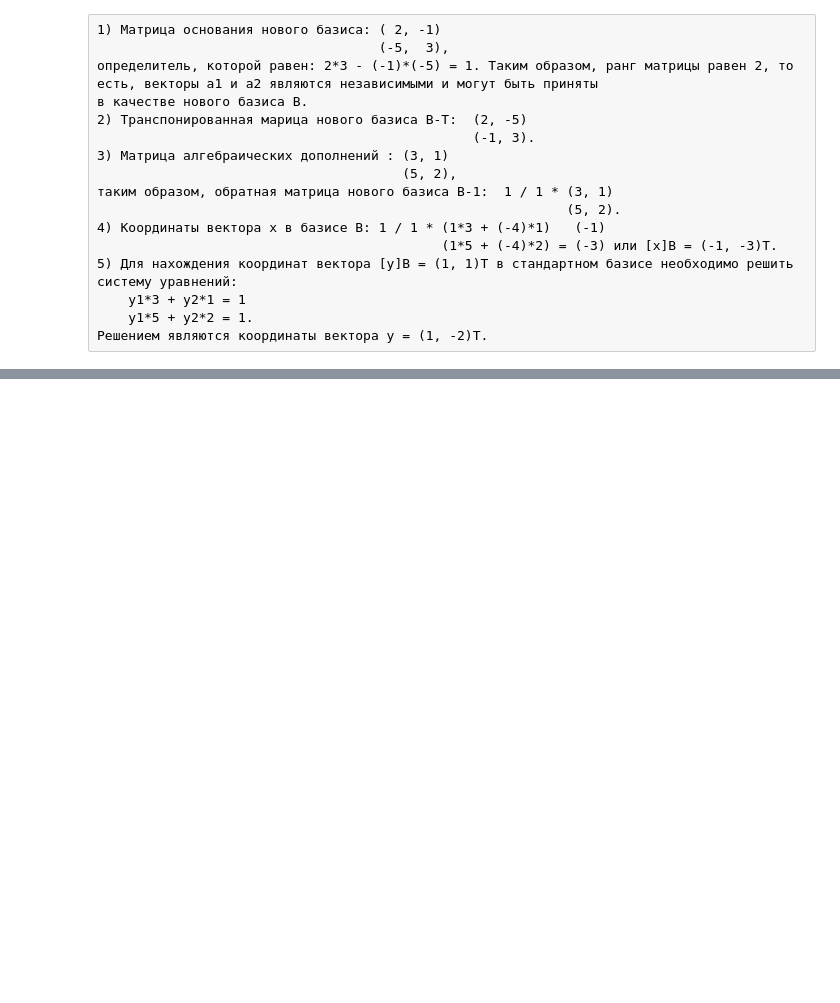
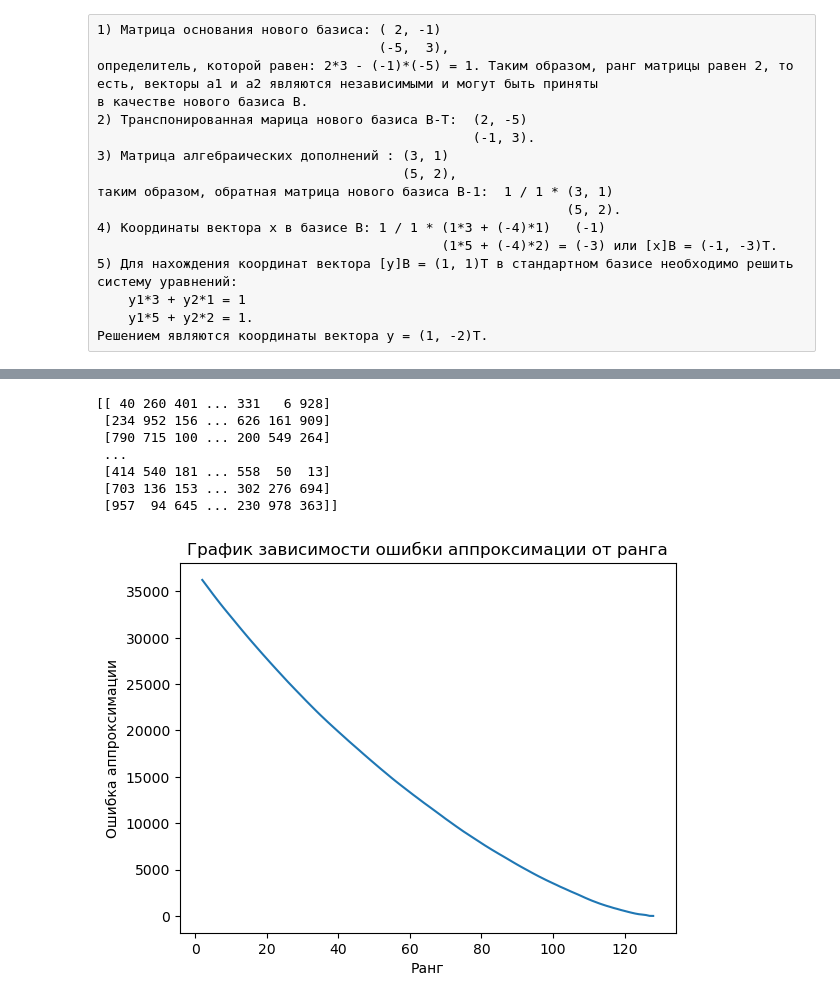
Before and after one commit to msergej/ML-Basic, a Jupyter notebook: homework_08/homework_08.ipynb, the cells around one changed output, grey strips where cells are left out. Saved outputs shown, nothing was run; the diff lists cells and outputs as text; code cells hidden in the pictures; blank space fills up the shorter version.

```diff
--- a/homework_08/homework_08.ipynb
+++ b/homework_08/homework_08.ipynb
@@ -79,5 +81,36 @@ print("Вариант 2:\n", Arr_A.T @ Arr_C - 2 * Arr_A.T @ Arr_B.T)
 Решением являются координаты вектора y = (1, -2)T.
 # %% [markdown]
 ![Линейная Алгебра, задание 1-5.](Task_1-5.png)
+# %%
+         # Определение исходных параметров
+n = 128
+Matrix_A = np.array(np.random.randint(1000, size=(n, n)))
+Ranks = []
+Errors = []
+         # Сингулярное разложение матрицы
+U, S, Vh = np.linalg.svd(Matrix_A)
+print (Matrix_A)
+         # Аппроксимация матрицы с рангом от 2 до n и расчет ошибки для каждого ранга
+for i in range(2, n+1):
+    Matrix_A_Approx = U[:, :i] @ np.diag(S[:i]) @ Vh[:i, :]
+    DifferencesMatrix = Matrix_A - Matrix_A_Approx
+    Ranks.append(i)
+    Errors.append(round(np.sqrt(np.sum(np.square(DifferencesMatrix))),3))
+
+         # Построение графика зависимости ошибки аппроксимации от ранга
+plt.plot(Ranks, Errors)
+plt.xlabel("Ранг")
+plt.ylabel("Ошибка аппроксимации")
+plt.title("График зависимости ошибки аппроксимации от ранга")
+plt.show()
+# %% [output]
+[[ 40 260 401 ... 331   6 928]
+ [234 952 156 ... 626 161 909]
+ [790 715 100 ... 200 549 264]
+ ...
+ [414 540 181 ... 558  50  13]
+ [703 136 153 ... 302 276 694]
+ [957  94 645 ... 230 978 363]]
+[figure, added]
 # %% [markdown]
 ![Начала математического анализа и оптимизации, задание 2-1.](Task_2-1.png)
```
Also changed, not shown: parts of 3 cells of this notebook.
